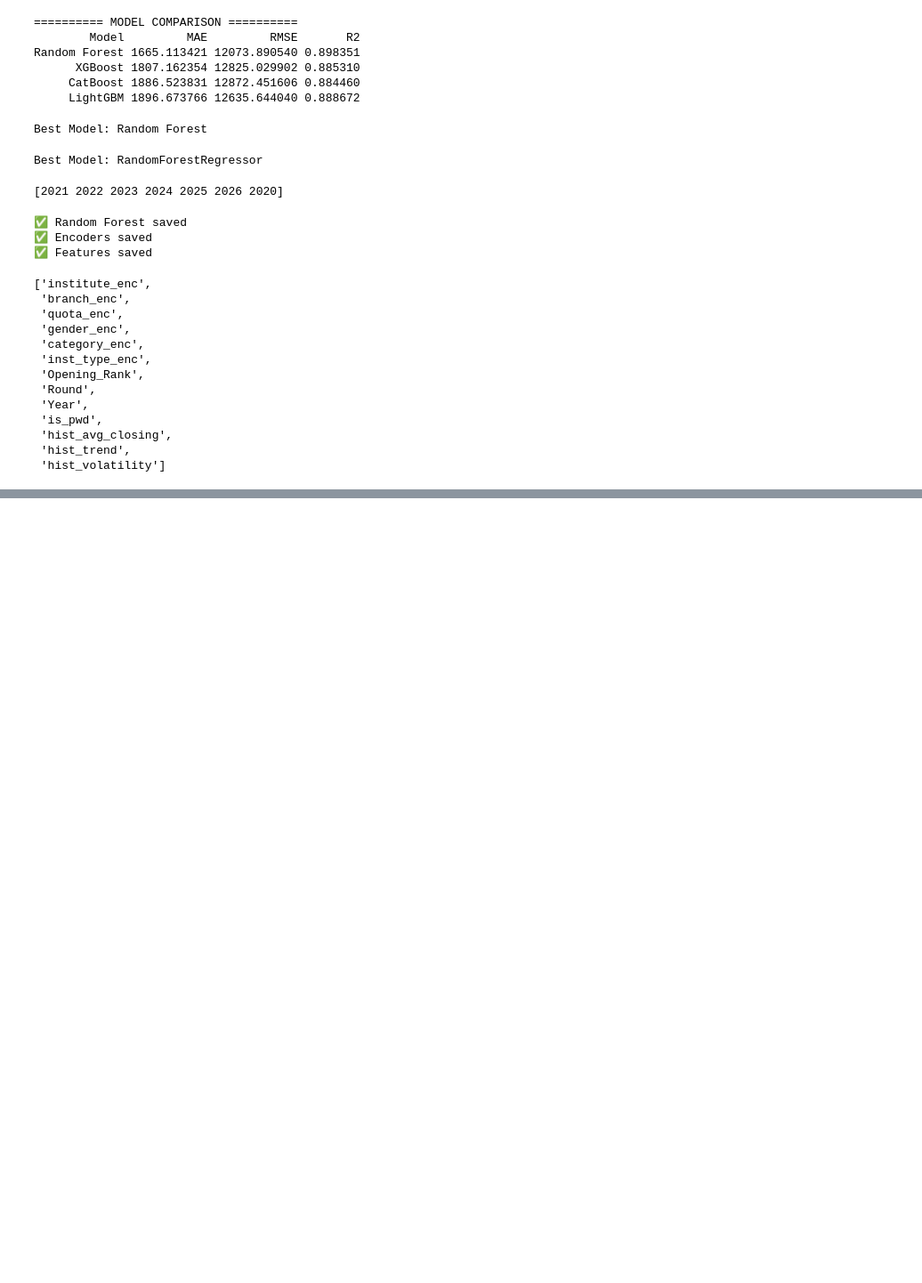
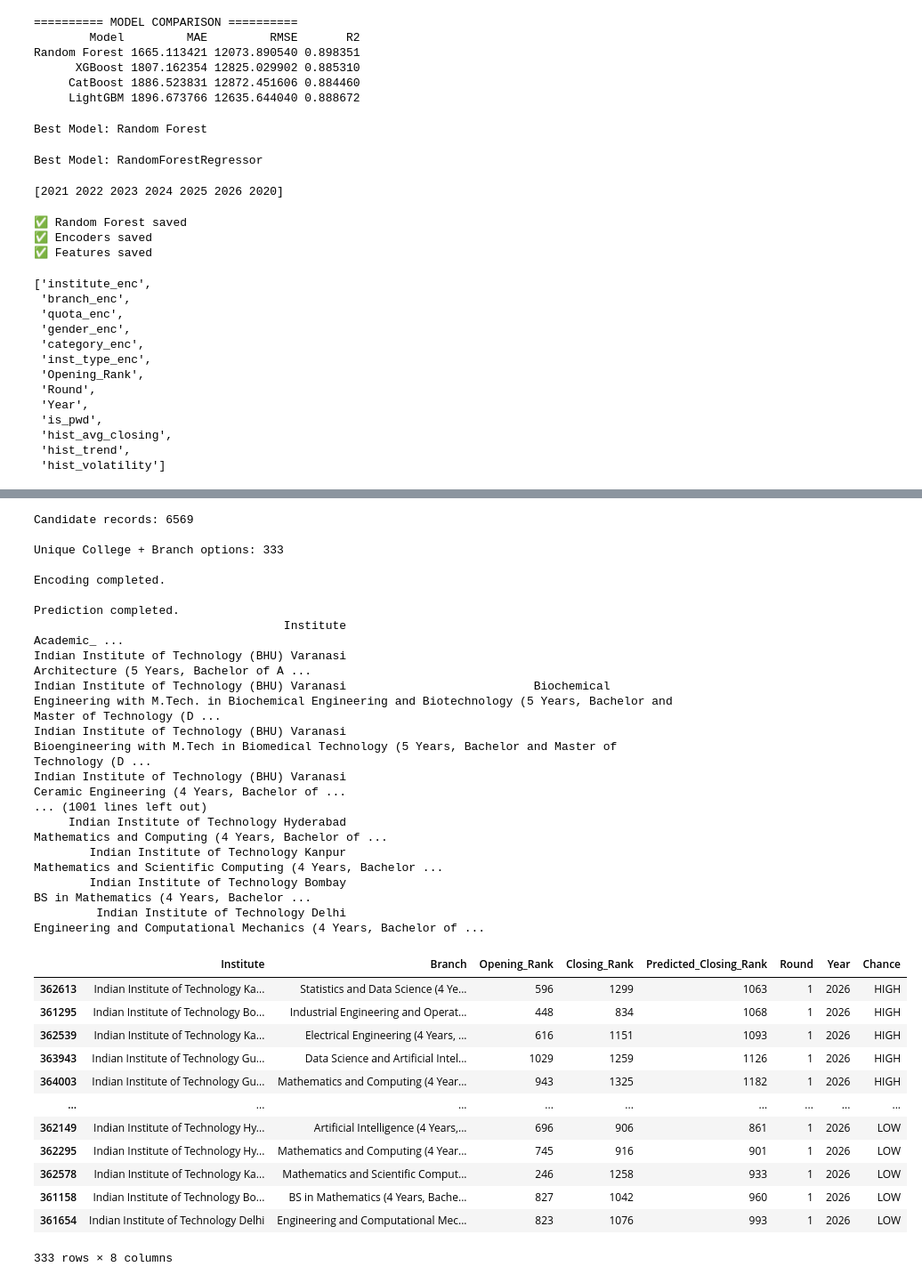
Before and after one commit to ShreshthaPandey/JOSAA-collage-predictor, a Jupyter notebook: clg_predictor.ipynb, the cells around one changed output, grey strips where cells are left out. Shown at 89% size. Saved outputs shown, nothing was run; the diff lists cells and outputs as text; code cells hidden in the pictures; blank space fills up the shorter version.

```diff
--- a/clg_predictor.ipynb
+++ b/clg_predictor.ipynb
@@ -1986,0 +3058,40 @@ features
+# %%
+predict_colleges(
+    exam="JEE Advanced",
+    category="OPEN",
+    quota="AI",
+    gender="Gender-Neutral",
+    is_pwd=0,
+    rank=1000
+)
+# %% [output]
+Candidate records: 6569
+
+Unique College + Branch options: 333
+
+Encoding completed.
+
+Prediction completed.
+                                    Institute                                                                                                                                                  Academic_ ...
+Indian Institute of Technology (BHU) Varanasi                                                                                                                       Architecture (5 Years, Bachelor of A ...
+Indian Institute of Technology (BHU) Varanasi                           Biochemical Engineering with M.Tech. in Biochemical Engineering and Biotechnology (5 Years, Bachelor and Master of Technology (D ...
+Indian Institute of Technology (BHU) Varanasi                                                         Bioengineering with M.Tech in Biomedical Technology (5 Years, Bachelor and Master of Technology (D ...
+Indian Institute of Technology (BHU) Varanasi                                                                                                                  Ceramic Engineering (4 Years, Bachelor of ...
+... (1001 lines left out)
+     Indian Institute of Technology Hyderabad                                                                                                            Mathematics and Computing (4 Years, Bachelor of ...
+        Indian Institute of Technology Kanpur                                                                                                    Mathematics and Scientific Computing (4 Years, Bachelor ...
+        Indian Institute of Technology Bombay                                                                                                                       BS in Mathematics (4 Years, Bachelor ...
+         Indian Institute of Technology Delhi                                                                                              Engineering and Computational Mechanics (4 Years, Bachelor of ...
+|  | Institute | Branch | Opening_Rank | Closing_Rank | Predicted_Closing_Rank | Round | Year | Chance |
+| 362613 | Indian Institute of Technology Ka... | Statistics and Data Science (4 Ye... | 596 | 1299 | 1063 | 1 | 2026 | HIGH |
+| 361295 | Indian Institute of Technology Bo... | Industrial Engineering and Operat... | 448 | 834 | 1068 | 1 | 2026 | HIGH |
+| 362539 | Indian Institute of Technology Ka... | Electrical Engineering (4 Years, ... | 616 | 1151 | 1093 | 1 | 2026 | HIGH |
+| 363943 | Indian Institute of Technology Gu... | Data Science and Artificial Intel... | 1029 | 1259 | 1126 | 1 | 2026 | HIGH |
+| 364003 | Indian Institute of Technology Gu... | Mathematics and Computing (4 Year... | 943 | 1325 | 1182 | 1 | 2026 | HIGH |
+| ... | ... | ... | ... | ... | ... | ... | ... | ... |
+| 362149 | Indian Institute of Technology Hy... | Artificial Intelligence (4 Years,... | 696 | 906 | 861 | 1 | 2026 | LOW |
+| 362295 | Indian Institute of Technology Hy... | Mathematics and Computing (4 Year... | 745 | 916 | 901 | 1 | 2026 | LOW |
+| 362578 | Indian Institute of Technology Ka... | Mathematics and Scientific Comput... | 246 | 1258 | 933 | 1 | 2026 | LOW |
+| 361158 | Indian Institute of Technology Bo... | BS in Mathematics (4 Years, Bache... | 827 | 1042 | 960 | 1 | 2026 | LOW |
+| 361654 | Indian Institute of Technology Delhi | Engineering and Computational Mec... | 823 | 1076 | 993 | 1 | 2026 | LOW |
+333 rows × 8 columns
```
Also changed, not shown: parts of 42 cells of this notebook.
